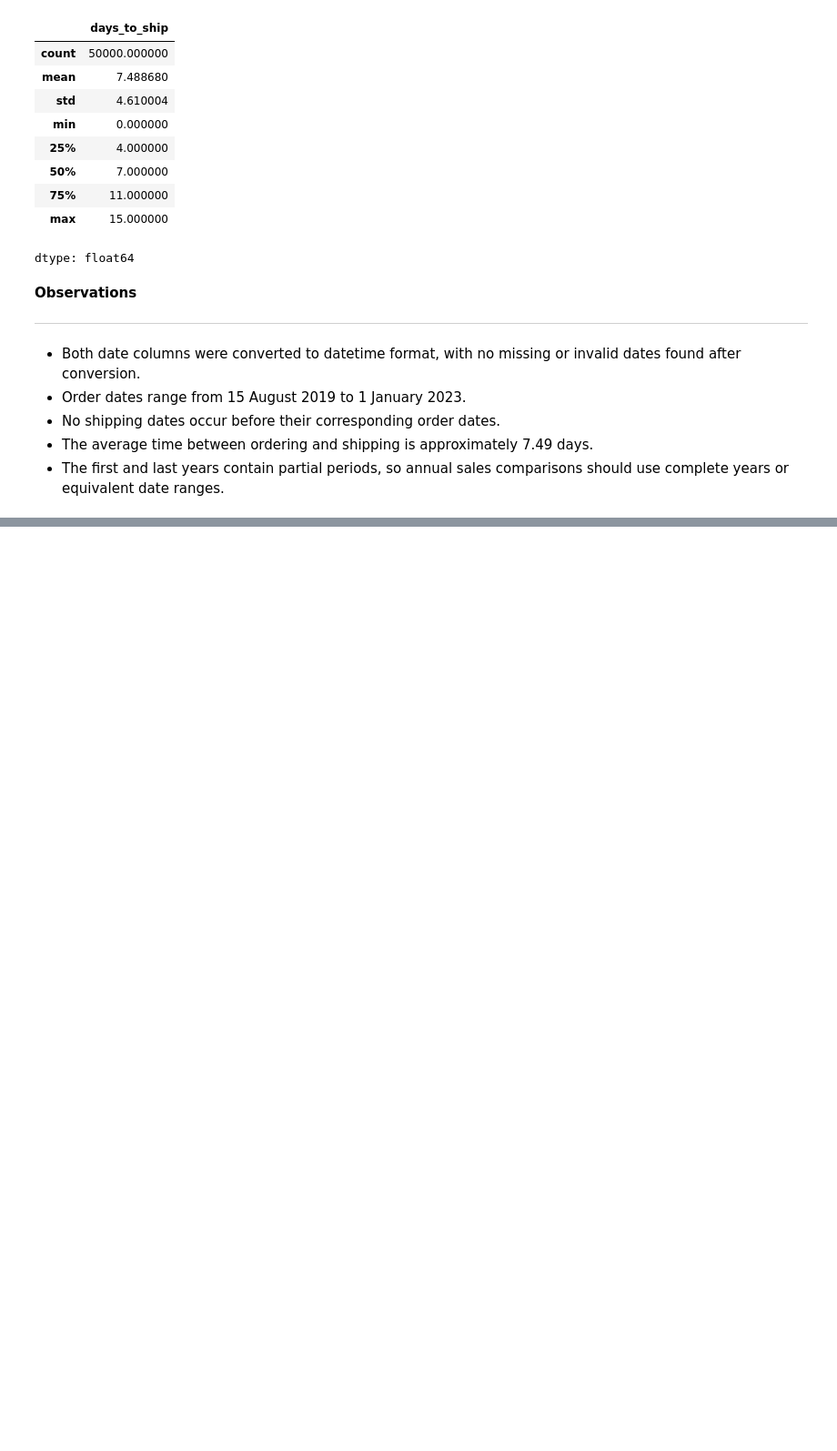
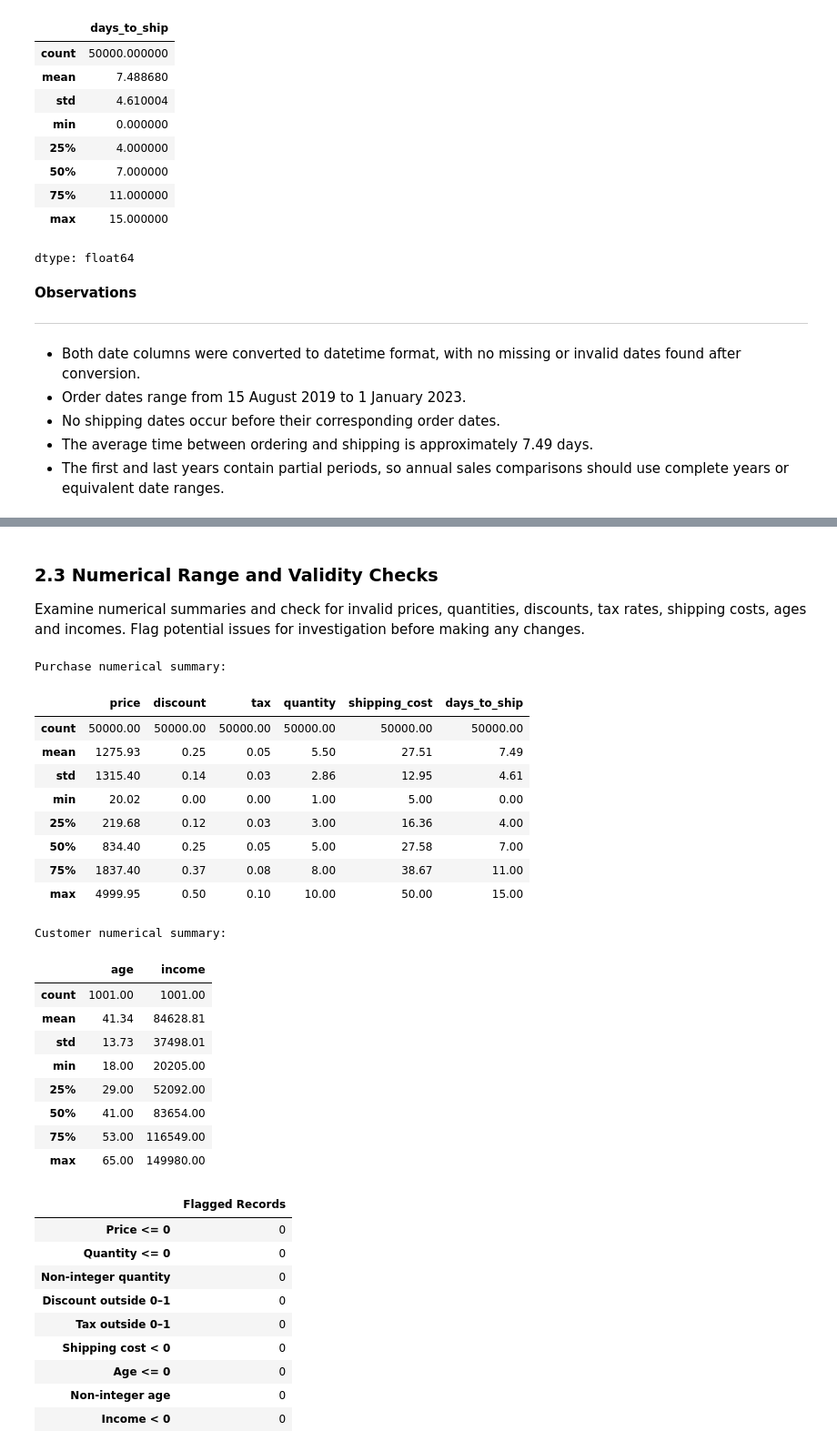
Before and after one commit to michellefengym-glitch/Market-Analysis, a Jupyter notebook: Capstone_Market_Analysis.ipynb, the cells around one changed output, grey strips where cells are left out. Shown at 91% size. Cells and saved outputs as stored; diff of their text form; code cells hidden in the pictures; blank space fills up the shorter version.

```diff
--- a/Capstone_Market_Analysis.ipynb
+++ b/Capstone_Market_Analysis.ipynb
@@ -219,0 +218,79 @@ dtype: float64
+# %% [markdown]
+### **2.3 Numerical Range and Validity Checks**
+
+Examine numerical summaries and check for invalid prices, quantities,
+discounts, tax rates, shipping costs, ages and incomes. Flag potential
+issues for investigation before making any changes.
+# %%
+# Review numerical distributions
+print("Purchase numerical summary:")
+display(
+    purchases_clean.select_dtypes(include="number")
+    .describe().round(2)
+)
+
+print("Customer numerical summary:")
+display(customers_clean.describe().round(2))
+
+# Check basic validity rules
+validity_checks = pd.Series({
+    "Price <= 0":
+        (purchases_clean["price"] <= 0).sum(),
+
+    "Quantity <= 0":
+        (purchases_clean["quantity"] <= 0).sum(),
+
+    "Non-integer quantity":
+        (purchases_clean["quantity"] % 1 != 0).sum(),
+
+    "Discount outside 0–1":
+        (~purchases_clean["discount"].between(0, 1)).sum(),
+
+    "Tax outside 0–1":
+        (~purchases_clean["tax"].between(0, 1)).sum(),
+
+    "Shipping cost < 0":
+        (purchases_clean["shipping_cost"] < 0).sum(),
+
+    "Age <= 0":
+        (customers_clean["age"] <= 0).sum(),
+
+    "Non-integer age":
+        (customers_clean["age"] % 1 != 0).sum(),
+
+    "Income < 0":
+        (customers_clean["income"] < 0).sum()
+}, name="Flagged Records")
+
+display(validity_checks.to_frame())
+# %% [output]
+Purchase numerical summary:
+|  | price | discount | tax | quantity | shipping_cost | days_to_ship |
+| count | 50000.00 | 50000.00 | 50000.00 | 50000.00 | 50000.00 | 50000.00 |
+| mean | 1275.93 | 0.25 | 0.05 | 5.50 | 27.51 | 7.49 |
+| std | 1315.40 | 0.14 | 0.03 | 2.86 | 12.95 | 4.61 |
+| min | 20.02 | 0.00 | 0.00 | 1.00 | 5.00 | 0.00 |
+| 25% | 219.68 | 0.12 | 0.03 | 3.00 | 16.36 | 4.00 |
+| 50% | 834.40 | 0.25 | 0.05 | 5.00 | 27.58 | 7.00 |
+| 75% | 1837.40 | 0.37 | 0.08 | 8.00 | 38.67 | 11.00 |
+| max | 4999.95 | 0.50 | 0.10 | 10.00 | 50.00 | 15.00 |
+Customer numerical summary:
+|  | age | income |
+| count | 1001.00 | 1001.00 |
+| mean | 41.34 | 84628.81 |
+| std | 13.73 | 37498.01 |
+| min | 18.00 | 20205.00 |
+| 25% | 29.00 | 52092.00 |
+| 50% | 41.00 | 83654.00 |
+| 75% | 53.00 | 116549.00 |
+| max | 65.00 | 149980.00 |
+|  | Flagged Records |
+| Price <= 0 | 0 |
+| Quantity <= 0 | 0 |
+| Non-integer quantity | 0 |
+| Discount outside 0–1 | 0 |
+| Tax outside 0–1 | 0 |
+| Shipping cost < 0 | 0 |
+| Age <= 0 | 0 |
+| Non-integer age | 0 |
+| Income < 0 | 0 |
```
Also changed, not shown: parts of 2 cells of this notebook.
